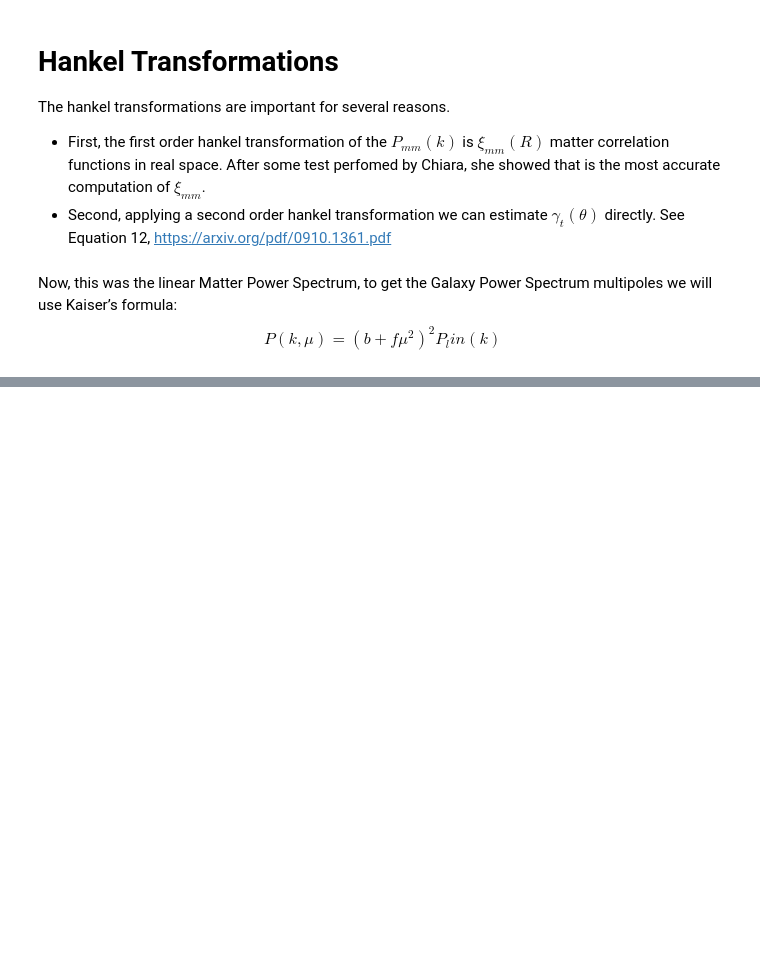
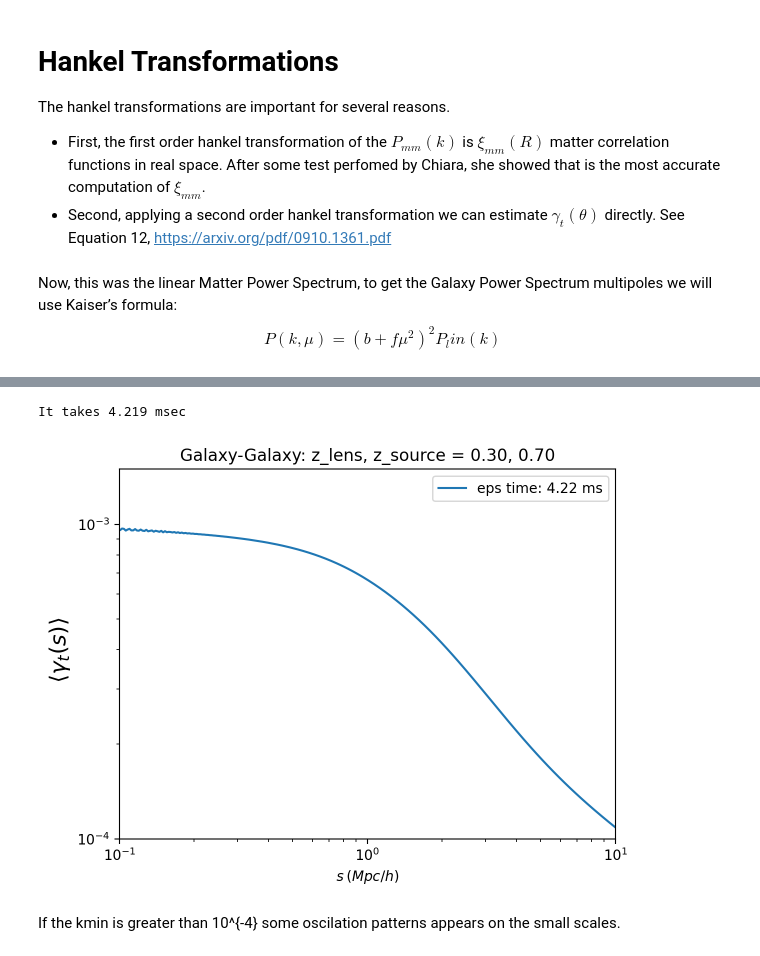
Before and after one commit to estevesjh/fnalFall2022, a Jupyter notebook: y3kp/hankelFunction/perfomanceTest.ipynb, the cells around one changed output, grey strips where cells are left out. Saved outputs shown, nothing was run; the diff lists cells and outputs as text; code cells hidden in the pictures; blank space fills up the shorter version.

```diff
--- a/y3kp/hankelFunction/perfomanceTest.ipynb
+++ b/y3kp/hankelFunction/perfomanceTest.ipynb
@@ -155,0 +213,23 @@ plt.show()
+# %%
+t0 = time()
+s, gmt = avg_gamma_t(k, pk, z_lens=z_lin[1], z_source_eff=z_lin[1]+0.4)
+eTimes['Hankl'].append((time()-t0)*1000)
+print('It takes %.3f msec'%(eTimes['Hankl'][-1]))
+# %% [output]
+It takes 4.219 msec
+# %%
+# plt.xscale('log')
+plt.loglog()
+plt.plot(s, gmt, label=r'eps time: %.2f ms'%eTimes['Hankl'][-1])
+# plt.plot(s, s*s*xi2, label=r'$s^{2}\xi_{2}$ - eps time: %.2f ms'%eTimes['Hankl'][1])
+plt.xlim(0.1,10.)
+plt.ylim(1e-4,1.5e-3)
+plt.xlabel(r'$s\: (Mpc/h)$')
+plt.ylabel(r' $\left< \gamma_t (s)\right>$', fontsize=16)
+plt.legend()
+plt.title('Galaxy-Galaxy: z_lens, z_source = %.2f, %.2f'%(z_lin[1], z_lin[1]+0.4))
+plt.show()
+# %% [output]
+[figure, added]
+# %% [markdown]
+If the kmin is greater than 10^{-4} some oscilation patterns appears on the small scales.
```
Also changed, not shown: parts of 11 cells of this notebook.
